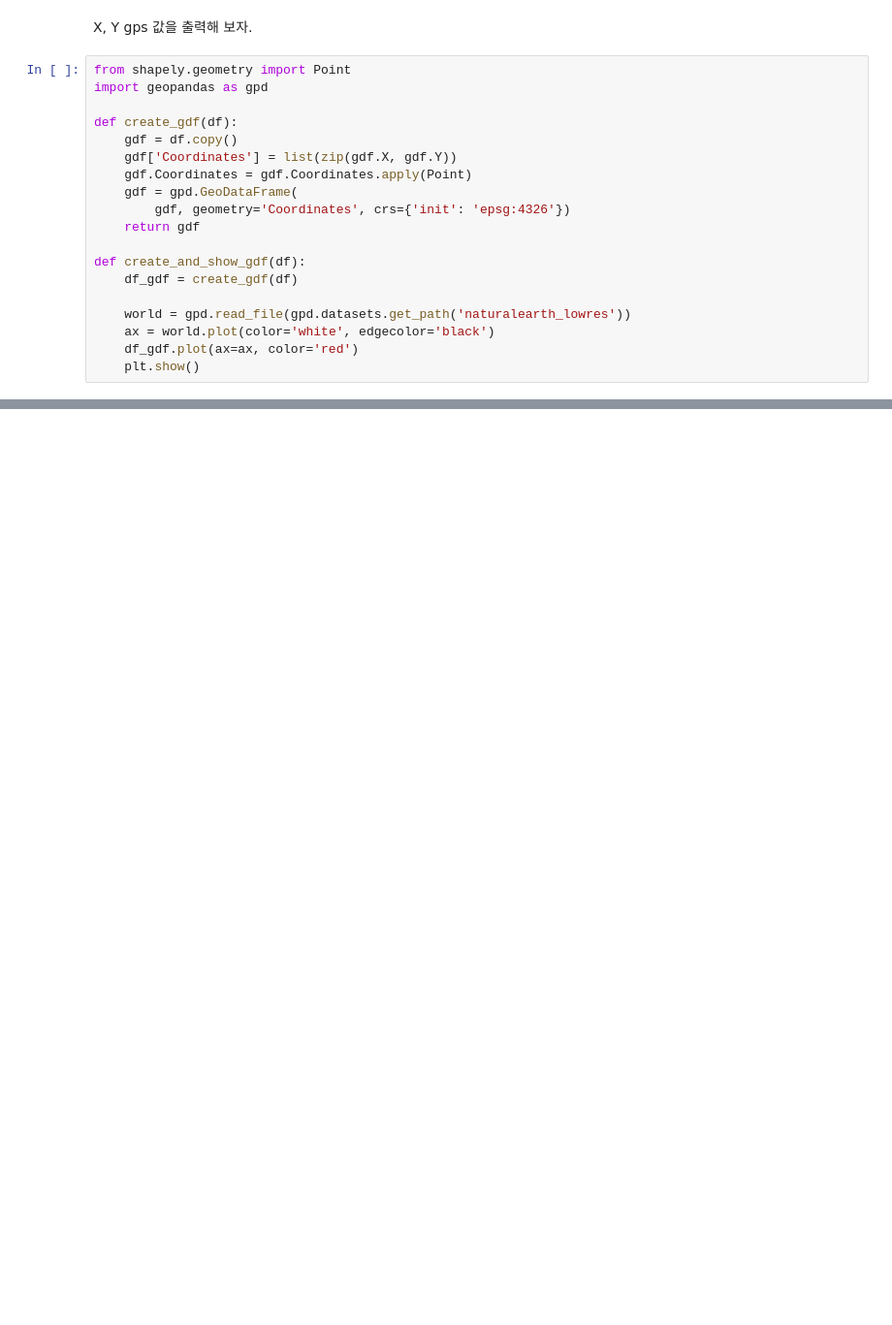
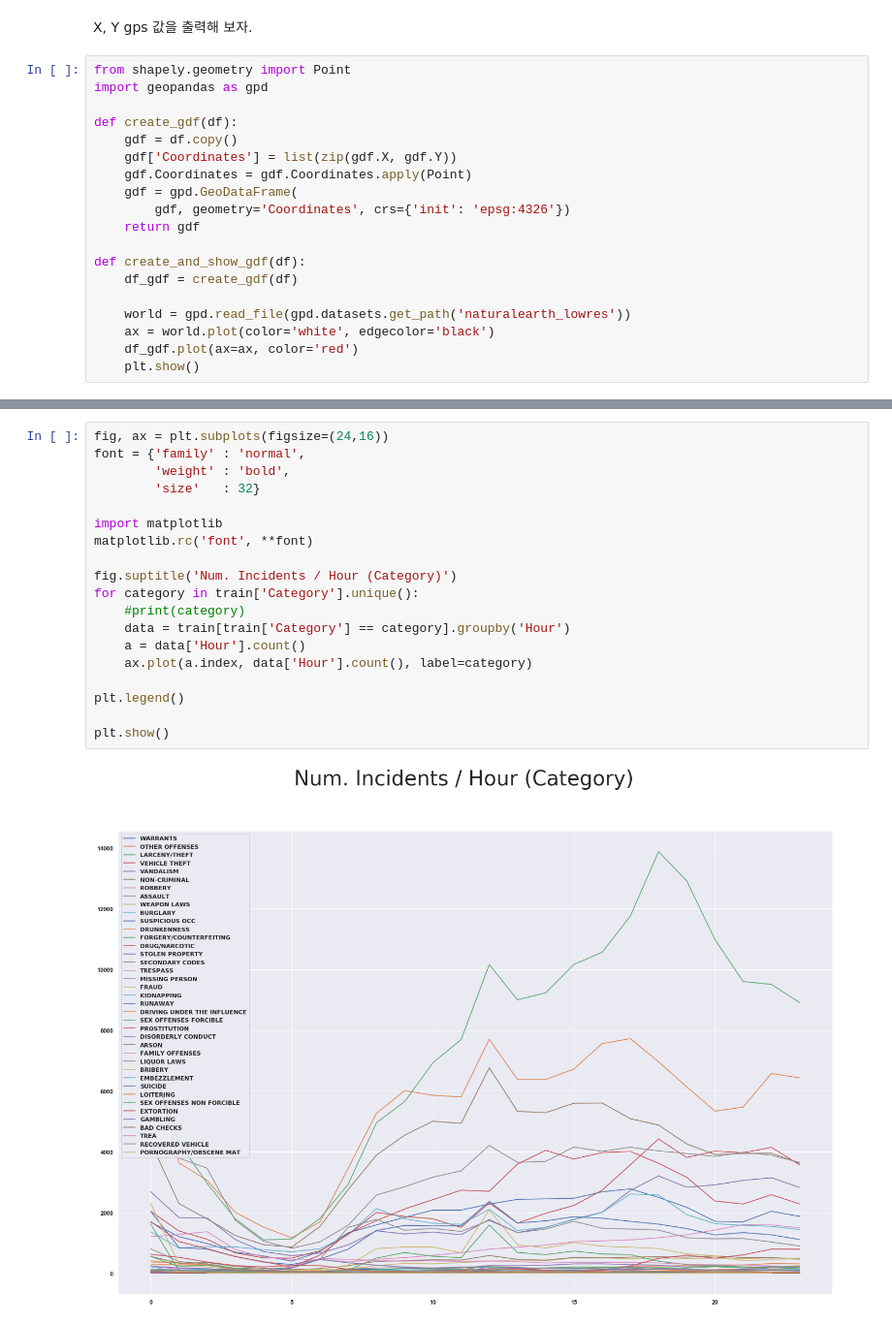
Before and after one commit to vincenthanna/bundang_pangyo_mldl_study_kaggle, a Jupyter notebook: sf_crime/src/sf_crime.ipynb, the cells around one changed output, grey strips where cells are left out. Shown: that part at 97% size. Drawn from its saved outputs; the diff is of its cells as text; blank space fills up the shorter version.

```diff
--- a/sf_crime/src/sf_crime.ipynb
+++ b/sf_crime/src/sf_crime.ipynb
@@ -203,0 +265,21 @@ print(wrongxycnt(test))
+# %%
+fig, ax = plt.subplots(figsize=(24,16))
+font = {'family' : 'normal',
+        'weight' : 'bold',
+        'size'   : 32}
+
+import matplotlib
+matplotlib.rc('font', **font)
+
+fig.suptitle('Num. Incidents / Hour (Category)')
+for category in train['Category'].unique():
+    #print(category)
+    data = train[train['Category'] == category].groupby('Hour')
+    a = data['Hour'].count()
+    ax.plot(a.index, data['Hour'].count(), label=category)
+
+plt.legend()
+
+plt.show()
+# %% [output]
+[figure, added]
```
Also changed, not shown: parts of 38 cells of this notebook.
